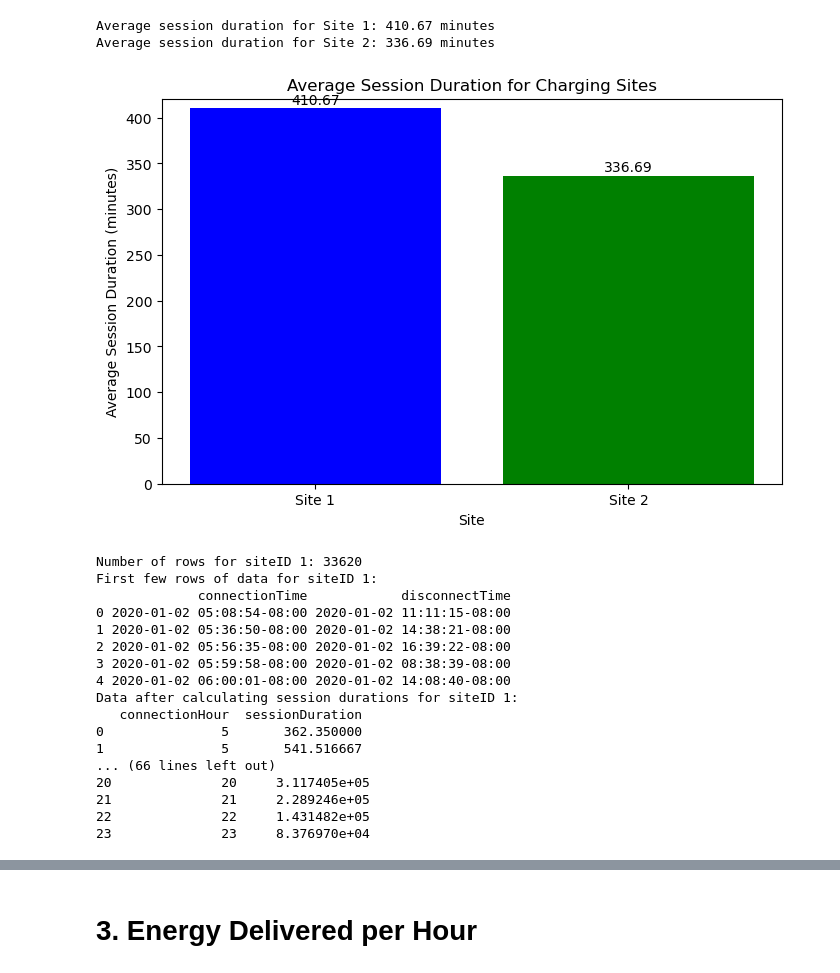
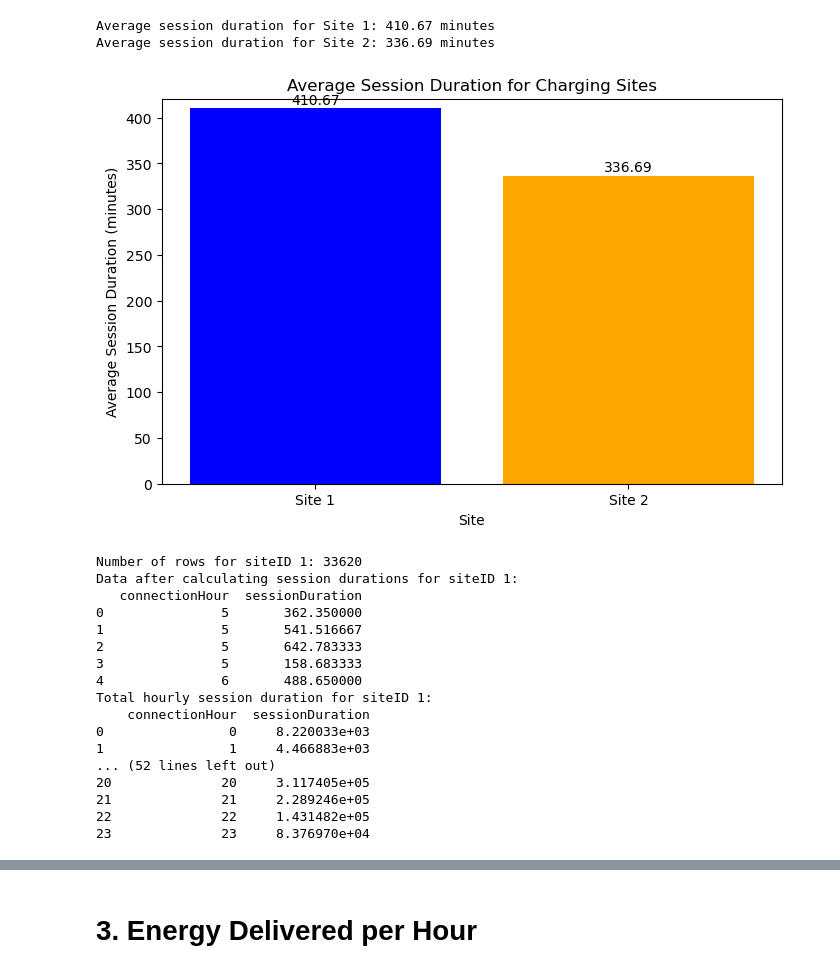
Before and after one commit to JanRkck/AA24, a Jupyter notebook: Task2b.ipynb, the cells around one changed output, grey strips where cells are left out. Saved outputs shown, nothing was run; the diff lists cells and outputs as text; code cells hidden in the pictures.

```diff
--- a/Task2b.ipynb
+++ b/Task2b.ipynb
@@ -222,7 +222,7 @@ df_ev['connectionTime'] = pd.to_datetime(df_ev['connectionTime'])
 df_ev['disconnectTime'] = pd.to_datetime(df_ev['disconnectTime'])
 
 # Calculate session duration in minutes
-df_ev['sessionDuration'] = (df_ev['disconnectTime'] - df_ev['connectionTime']).dt.total_seconds() / 60
+df_ev['sessionDuration'] = (df_ev['disconnectTime'] - df_ev['connectionTime']).dt.total_seconds() / 3600
 
 # Group data by hour and sum session durations
 session_duration_over_time = df_ev.resample('H', on='connectionTime')['sessionDuration'].sum().reset_index()
@@ -233,7 +233,6 @@ plt.plot(
     session_duration_over_time['connectionTime'],
     session_duration_over_time['sessionDuration'],
     label='Session Duration Over Time',
-    color='blue'
 )
 plt.title('Session Durations Over Time')
 plt.xlabel('Time')
@@ -247,5 +340,5 @@ plt.show()
 # %%
-df_ev['session_duration'] = (df_ev['disconnectTime'] - df_ev['connectionTime']).dt.total_seconds() / 60.0
+df_ev['session_duration'] = (df_ev['disconnectTime'] - df_ev['connectionTime']).dt.total_seconds() / 60
 
 average_duration = df_ev['session_duration'].mean()
 
@@ -281,57 +374,48 @@ Average session duration for Site 2: 336.69 minutes
 # %%
 def plot_avg_session_duration(avg_durations, sites):
 
     plt.figure(figsize=(8, 5))
-    plt.bar(sites, avg_durations, color=['blue', 'green'])
+    plt.bar(sites, avg_durations, color=['blue', 'orange'])
 
     plt.xlabel('Site')
     plt.ylabel('Average Session Duration (minutes)')
     plt.title('Average Session Duration for Charging Sites')
     plt.ylim(0, max(avg_durations) + 10)
 
 
     for i, v in enumerate(avg_durations):
         plt.text(i, v + 1, f'{v:.2f}', ha='center', va='bottom', fontsize=10)
 
     plt.show()
 
 # Calculate the average session duration for both sites
 avg_duration_site1 = calculate_average_session_duration(1, df_ev)
 avg_duration_site2 = calculate_average_session_duration(2, df_ev)
 
 # Prepare the data for plotting
 avg_durations = [avg_duration_site1, avg_duration_site2]
 sites = ['Site 1', 'Site 2']
 
 # Call the plotting function
 plot_avg_session_duration(avg_durations, sites)
 # %% [output]
-[figure, old version]
+[figure, new version]
 # %%
 def calculate_total_hourly_session_duration(site_id, df_ev):
 
-    # Filter data for the given site
     site_data = df_ev[df_ev['siteID'] == site_id].copy()
-
-    # Debugging: Check if we have any data for the specified site_id
     print(f"Number of rows for siteID {site_id}: {len(site_data)}")
 
     if len(site_data) == 0:
         print(f"No data found for siteID {site_id}. Please check your data.")
         return pd.DataFrame()  # Return an empty DataFrame if no data for siteID
 
-    # Ensure datetime columns are in proper datetime format
-    site_data['connectionTime'] = pd.to_datetime(site_data['connectionTime'], errors='coerce')
-    site_data['disconnectTime'] = pd.to_datetime(site_data['disconnectTime'], errors='coerce')
+    #site_data['connectionTime'] = pd.to_datetime(site_data['connectionTime'], errors='coerce')
+    #site_data['disconnectTime'] = pd.to_datetime(site_data['disconnectTime'], errors='coerce')
+    #print(f"First few rows of data for siteID {site_id}:")
+    #print(site_data[['connectionTime', 'disconnectTime']].head())
 
-    # Check if the datetime conversion is successful
-    print(f"First few rows of data for siteID {site_id}:")
-    print(site_data[['connectionTime', 'disconnectTime']].head())
-
-    # Calculate session duration in minutes
     site_data['sessionDuration'] = (site_data['disconnectTime'] - site_data['connectionTime']).dt.total_seconds() / 60  # in minutes
-
-    # Extract the hour of the day from the connection time
     site_data['connectionHour'] = site_data['connectionTime'].dt.hour
 
     # Check the data after calculation
@@ -355,18 +439,18 @@ total_hourly_duration_site1 = calculate_total_hourly_session_duration(1, df_ev)
 total_hourly_duration_site2 = calculate_total_hourly_session_duration(2, df_ev)
 # %% [output]
 Number of rows for siteID 1: 33620
-First few rows of data for siteID 1:
-             connectionTime            disconnectTime
-0 2020-01-02 05:08:54-08:00 2020-01-02 11:11:15-08:00
-1 2020-01-02 05:36:50-08:00 2020-01-02 14:38:21-08:00
-2 2020-01-02 05:56:35-08:00 2020-01-02 16:39:22-08:00
-3 2020-01-02 05:59:58-08:00 2020-01-02 08:38:39-08:00
-4 2020-01-02 06:00:01-08:00 2020-01-02 14:08:40-08:00
 Data after calculating session durations for siteID 1:
    connectionHour  sessionDuration
 0               5       362.350000
 1               5       541.516667
-... (66 lines left out)
+2               5       642.783333
+3               5       158.683333
+4               6       488.650000
+Total hourly session duration for siteID 1:
+    connectionHour  sessionDuration
+0                0     8.220033e+03
+1                1     4.466883e+03
+... (52 lines left out)
 20              20     3.117405e+05
 21              21     2.289246e+05
 22              22     1.431482e+05
```
Also changed, not shown: parts of 11 cells of this notebook, 2 other files.
